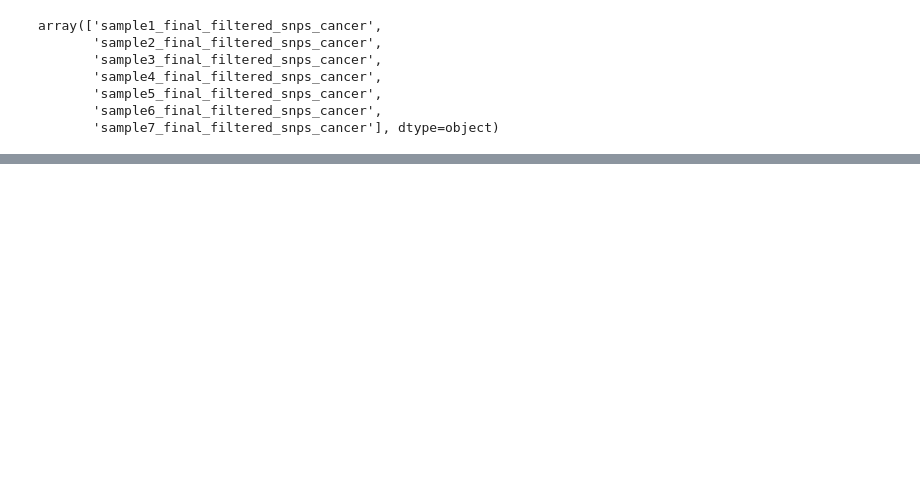
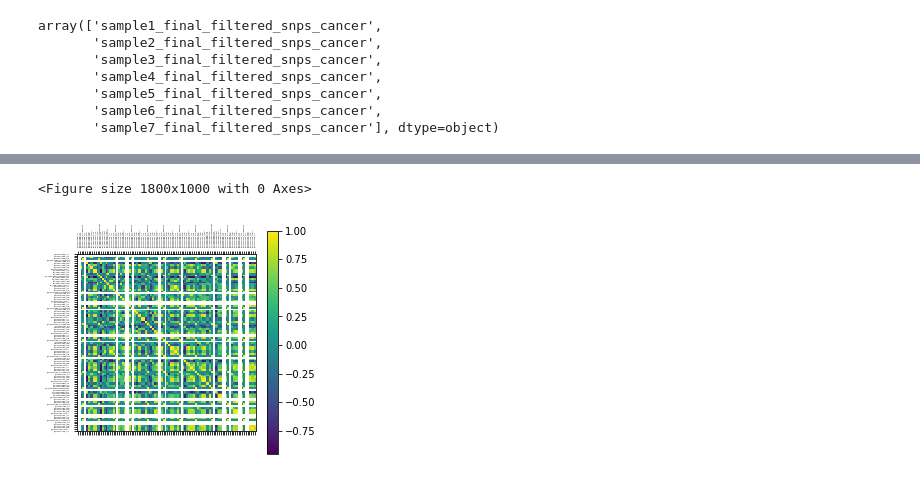
Before and after one commit to ajithavalli/Project2019, a Jupyter notebook: PCA_experiments.ipynb, the cells around one changed output, grey strips where cells are left out. Saved outputs shown, nothing was run; the diff lists cells and outputs as text; code cells hidden in the pictures; blank space fills up the shorter version.

```diff
--- a/PCA_experiments.ipynb
+++ b/PCA_experiments.ipynb
@@ -70,0 +104,13 @@ plt.plot(cum_var_exp) #Cumulative
+# %%
+import seaborn as sns
+corr = df.corr()
+l = corr.iloc[:100,:100]
+plt.figure(figsize=(36,20), dpi=50)
+plt.matshow(l)
+plt.xticks(range(len(l.columns)), l.columns, fontsize=2, rotation='vertical')
+plt.yticks(range(len(l.columns)), l.columns, fontsize=2)
+plt.colorbar()
+plt.savefig("correlation_matrix.pdf")
+# %% [output]
+<Figure size 1800x1000 with 0 Axes>
+[figure, added]
```
Also changed, not shown: parts of 7 cells of this notebook, 2 other files.
